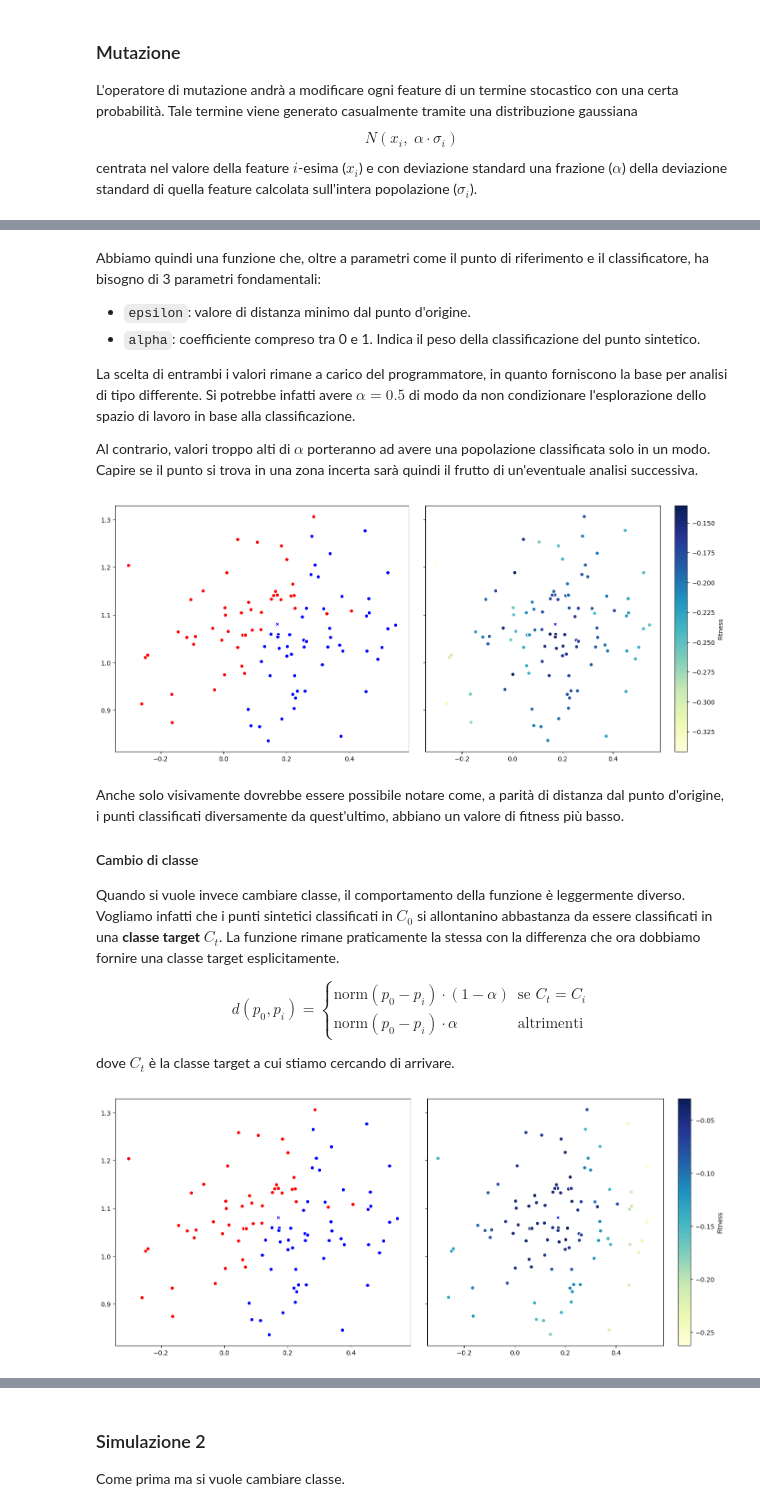
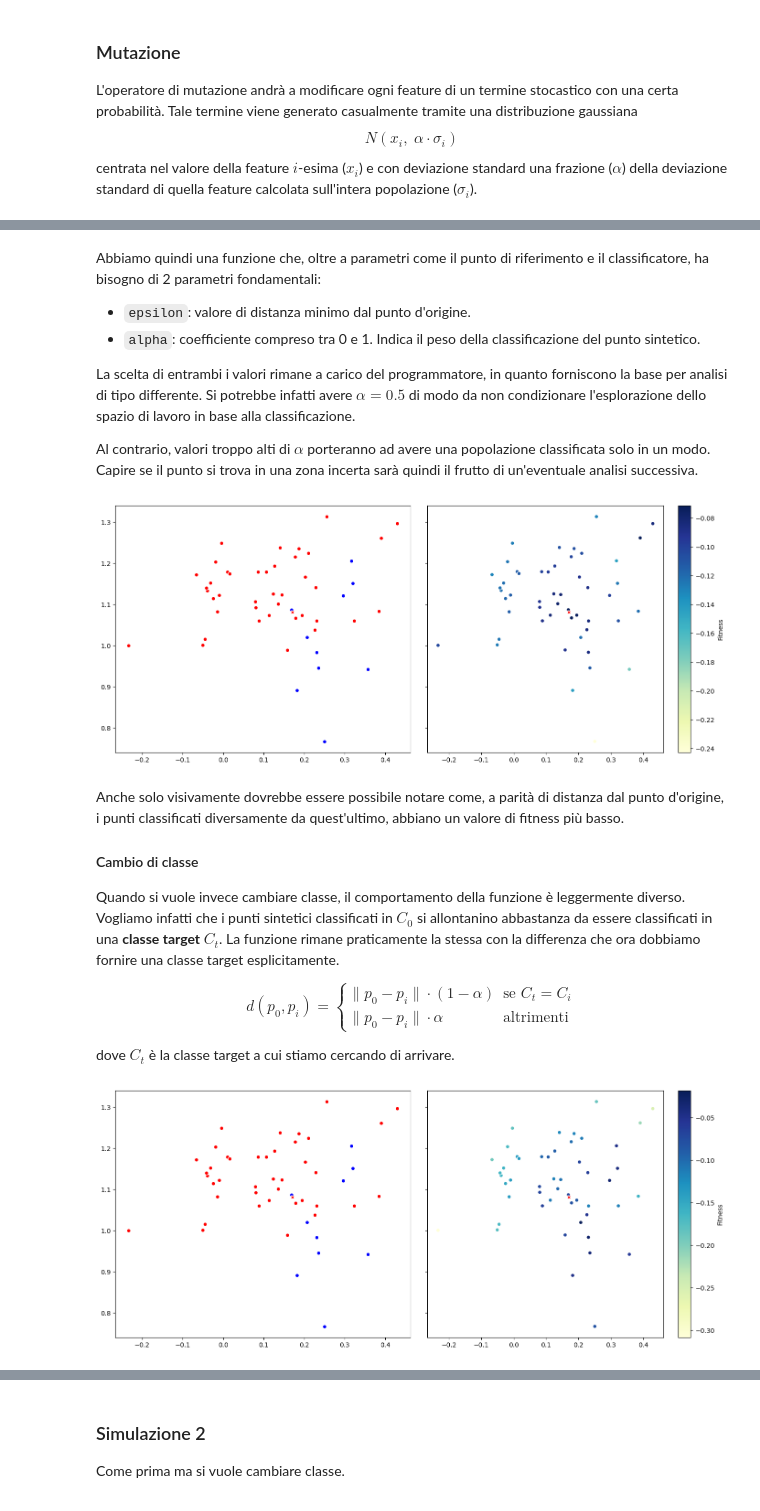
Before and after one commit to FedericoBustaffa/thesis, a Jupyter notebook: src/explain_classifier.ipynb, the cells around one changed output, grey strips where cells are left out. Saved outputs shown, nothing was run; the diff lists cells and outputs as text; code cells hidden in the pictures.

```diff
--- a/src/explain_classifier.ipynb
+++ b/src/explain_classifier.ipynb
@@ -199,7 +199,7 @@ toolbox = base.ToolBox()
 toolbox.set_generation(generate_normal, point=point, sigma=sigma, alpha=0.15)
 
 # generazione di una popolazione composta da 50 individui
-population = toolbox.generate(100)
+population = toolbox.generate(50)
 synth_points = np.array([i.chromosome for i in population])
 
 plt.figure(figsize=(10, 6))
@@ -277,7 +277,7 @@ def mut_gaussian(individual, sigma, alpha: float = 0.05, indpb: float = 0.2):
     return individual
 
 
-toolbox.set_mutation(mut_gaussian, sigma, 0.1, 0.8)
+toolbox.set_mutation(mut_gaussian, sigma, 0.15, 0.8)
 print(o1)
 o1 = toolbox.mutate(o1)
 print(o1)
@@ -393,12 +393,12 @@ def same_evaluate(chromosome, point, classifier, epsilon: float, alpha: float =
 
 
 toolbox.set_weights((-1.0,))
-epsilon = linalg.norm(sigma * 0.1, ord=2)
-toolbox.set_evaluation(same_evaluate, point, classifier, epsilon, 0.7)
+epsilon = linalg.norm(sigma * 0.05, ord=2)
+toolbox.set_evaluation(same_evaluate, point, classifier, epsilon, 0.75)
 population = list(map(toolbox.evaluate, population))
 # %% [markdown]
 Abbiamo quindi una funzione che, oltre a parametri come il punto di
-riferimento e il classificatore, ha bisogno di 3 parametri fondamentali:
+riferimento e il classificatore, ha bisogno di 2 parametri fondamentali:
 
 - `epsilon`: valore di distanza minimo dal punto d'origine.
 - `alpha`: coefficiente compreso tra 0 e 1. Indica il peso della
@@ -440,7 +440,7 @@ ax2.scatter(point[0], point[1], c=c, ec="w", marker="X")
 
 plt.show()
 # %% [output]
-[figure, old version]
+[figure, new version]
 # %% [markdown]
 Anche solo visivamente dovrebbe essere possibile notare come, a parità di
 distanza dal punto d'origine, i punti classificati diversamente da
@@ -455,8 +455,8 @@ dobbiamo fornire una classe target esplicitamente.
 
 $$
 d(p_0, p_i) = \begin{cases}
-    \text{norm}(p_0 - p_i) \cdot (1 - \alpha) & \text{se } C_t = C_i \\
-    \text{norm}(p_0 - p_i) \cdot \alpha & \text{altrimenti}
+    \| p_0 - p_i \| \cdot (1 - \alpha) & \text{se } C_t = C_i \\
+    \| p_0 - p_i \| \cdot \alpha & \text{altrimenti}
 \end{cases}
 $$
 
@@ -475,45 +475,44 @@ def other_evaluate(chromosome, point, target, classifier, epsilon: float, alpha:
     target_class = 1 - alpha if target == synth_class[0] else alpha
 
     # check the epsilon distance
-    epsilon = 0.0 if target_class * distance > epsilon else epsilon
+    epsilon = 0.0 if target * distance > epsilon else epsilon
 
     return (target_class * distance + epsilon,)
 
 
 toolbox.set_weights((-1.0,))
-epsilon = linalg.norm(sigma * 0.02, ord=2)
 target=(point_class + 1) % 2
-toolbox.set_evaluation(other_evaluate, point, target, classifier, epsilon, 0.7)
+toolbox.set_evaluation(other_evaluate, point, target, classifier, epsilon, 0.75)
 population = list(map(toolbox.evaluate, population))
 
 fig, (ax1, ax2) = plt.subplots(1, 2, sharey=True, figsize=(14, 6))
 plt.tight_layout()
 
 synth_classes = [classifier.predict(sp.reshape(1, -1)) for sp in synth_points]
 
 scls0 = [i for i in range(len(synth_classes)) if synth_classes[i] == 0]
 scls1 = [i for i in range(len(synth_classes)) if synth_classes[i] == 1]
 
 # classification plot
 ax1.scatter(synth_points[scls0].T[0], synth_points[scls0].T[1], c="r", ec="w")
 ax1.scatter(synth_points[scls1].T[0], synth_points[scls1].T[1], c="b", ec="w")
 ax1.scatter(point[0], point[1], c=c, ec="w", marker="X")
 
 # fitness plot
 fitness_values = [i.fitness for i in population]
 sc = ax2.scatter(
     synth_points.T[0],
     synth_points.T[1],
     c=fitness_values,
     ec="w",
     cmap=plt.get_cmap("YlGnBu"),
 )
 fig.colorbar(sc, ax=ax2, label="Fitness")
 ax2.scatter(point[0], point[1], c=c, ec="w", marker="X")
 
 plt.show()
 # %% [output]
-[figure, old version]
+[figure, new version]
 # %% [markdown]
 ### Simulazione 1
 
```
Also changed, not shown: parts of 11 cells of this notebook.
